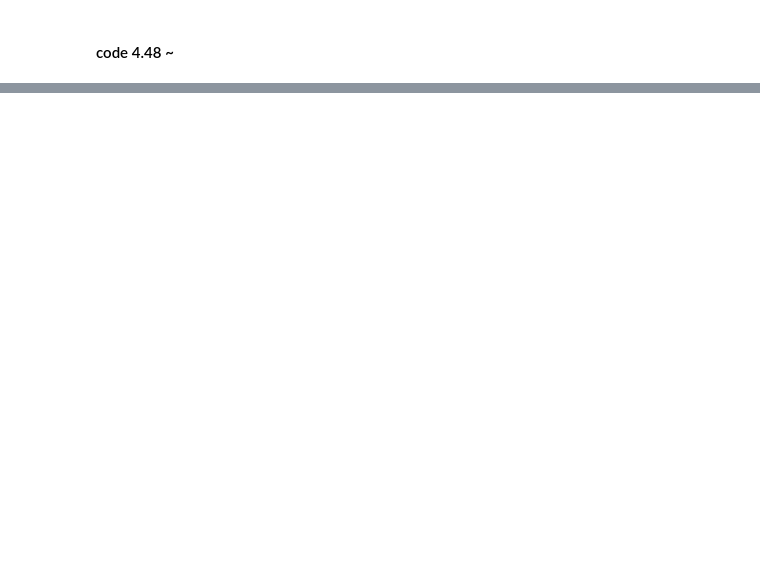
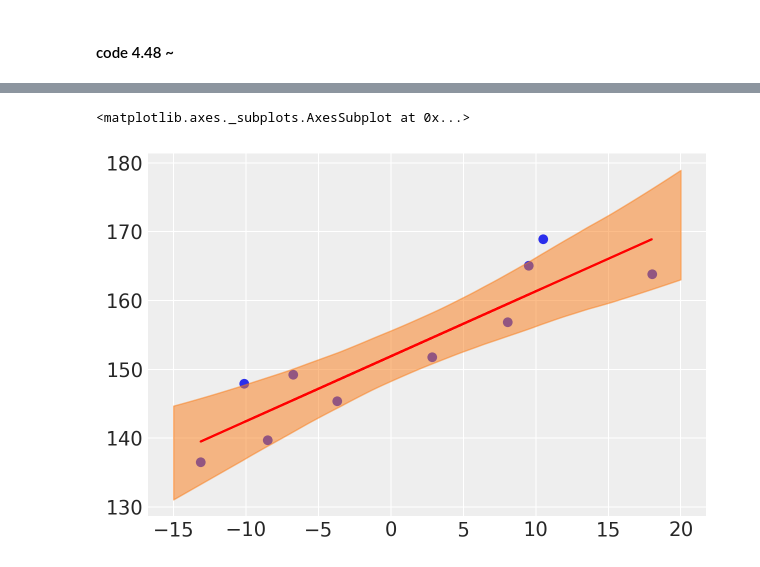
Before and after one commit to ZhengguoGu/resources, a Jupyter notebook: Rethinking/Zhen_practice/Ch4.ipynb, the cells around one changed output, grey strips where cells are left out. Saved outputs shown, nothing was run; the diff lists cells and outputs as text; code cells hidden in the pictures; blank space fills up the shorter version.

```diff
--- a/Rethinking/Zhen_practice/Ch4.ipynb
+++ b/Rethinking/Zhen_practice/Ch4.ipynb
@@ -363,0 +423,6 @@ sampled_posterior.iloc[1,1]
+# %%
+mu_pred = np.zeros((len(weight_input), 12000))
+for i, w in enumerate(weight_input):
+    mu_pred[i] = posterior_df['alpha'] + posterior_df['beta'] * w
+
+print(mu_pred)  #it's a 2d array
@@ -363,0 +443,7 @@ sampled_posterior.iloc[1,1]
+# %%
+plt.scatter(df2_N.weight, df2_N.height)
+plt.plot(df2_N.weight, alpha_hat + beta_hat * df2_N.weight, color='red')
+az.plot_hpd(weight_input, mu_pred.T)  #notice that the 2D array mu_pred should be transposed first.
+# %% [output]
+<matplotlib.axes._subplots.AxesSubplot at 0x...>
+[figure, added]
```
Also changed, not shown: parts of 26 cells of this notebook.
